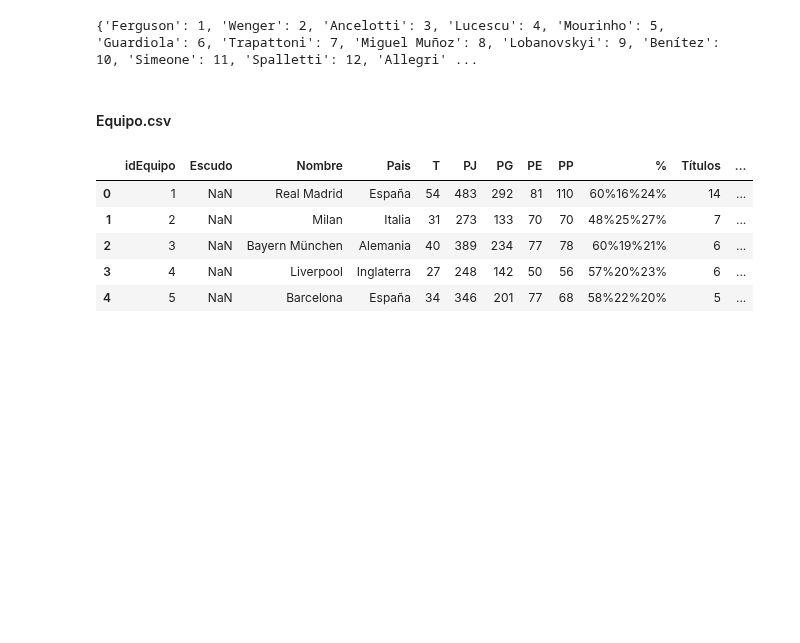
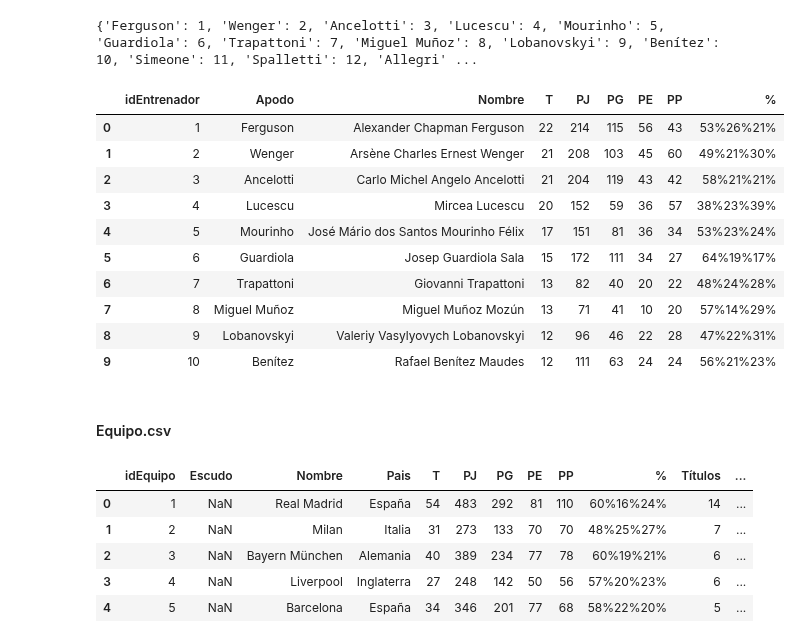
Before and after one commit to crltsnch/Champions_23-24, a Jupyter notebook: preparacion.ipynb, the cells around one changed output. Cells and saved outputs as stored; diff of their text form; code cells hidden in the pictures; blank space fills up the shorter version.

Commit message:
preparacion entrenador.csv

```diff
--- a/preparacion.ipynb
+++ b/preparacion.ipynb
@@ -26,6 +26,21 @@ diccionario_entrenadores = df1.set_index('Apodo')['idEntrenador'].to_dict()
 print(diccionario_entrenadores)
 # %% [output]
 {'Ferguson': 1, 'Wenger': 2, 'Ancelotti': 3, 'Lucescu': 4, 'Mourinho': 5, 'Guardiola': 6, 'Trapattoni': 7, 'Miguel Muñoz': 8, 'Lobanovskyi': 9, 'Benítez': 10, 'Simeone': 11, 'Spalletti': 12, 'Allegri' ...
+# %%
+df1.drop(['Pais'], axis=1, inplace=True)
+df1.head(10)
+# %% [output]
+|  | idEntrenador | Apodo | Nombre | T | PJ | PG | PE | PP | % |
+| 0 | 1 | Ferguson | Alexander Chapman Ferguson | 22 | 214 | 115 | 56 | 43 | 53%26%21% |
+| 1 | 2 | Wenger | Arsène Charles Ernest Wenger | 21 | 208 | 103 | 45 | 60 | 49%21%30% |
+| 2 | 3 | Ancelotti | Carlo Michel Angelo Ancelotti | 21 | 204 | 119 | 43 | 42 | 58%21%21% |
+| 3 | 4 | Lucescu | Mircea Lucescu | 20 | 152 | 59 | 36 | 57 | 38%23%39% |
+| 4 | 5 | Mourinho | José Mário dos Santos Mourinho Félix | 17 | 151 | 81 | 36 | 34 | 53%23%24% |
+| 5 | 6 | Guardiola | Josep Guardiola Sala | 15 | 172 | 111 | 34 | 27 | 64%19%17% |
+| 6 | 7 | Trapattoni | Giovanni Trapattoni | 13 | 82 | 40 | 20 | 22 | 48%24%28% |
+| 7 | 8 | Miguel Muñoz | Miguel Muñoz Mozún | 13 | 71 | 41 | 10 | 20 | 57%14%29% |
+| 8 | 9 | Lobanovskyi | Valeriy Vasylyovych Lobanovskyi | 12 | 96 | 46 | 22 | 28 | 47%22%31% |
+| 9 | 10 | Benítez | Rafael Benítez Maudes | 12 | 111 | 63 | 24 | 24 | 56%21%23% |
 # %% [markdown]
 #### Equipo.csv
 # %%
```
